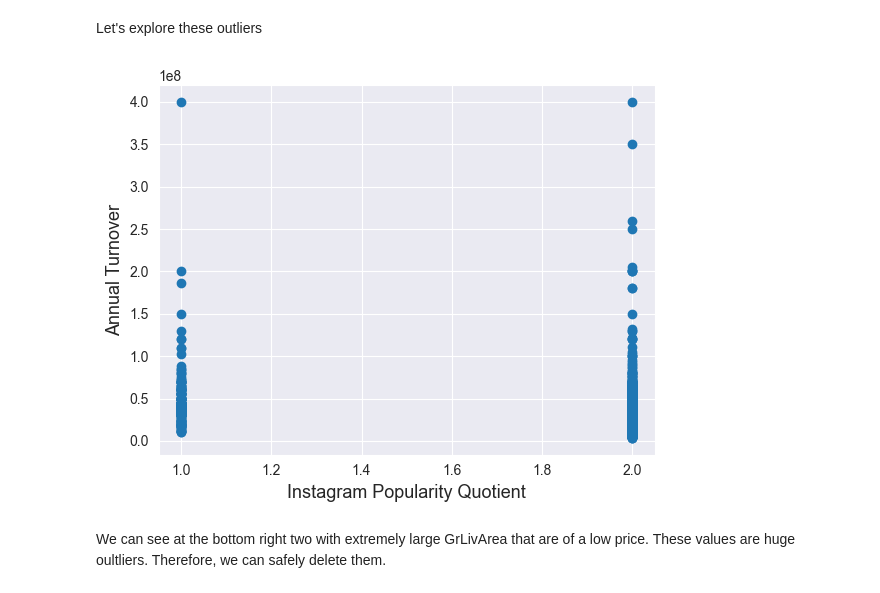
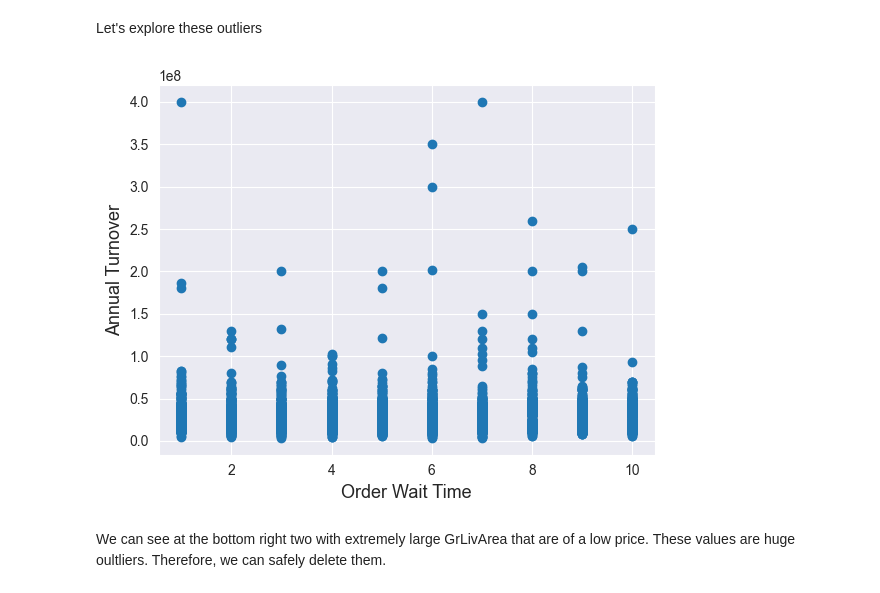
Before and after one commit to anirbanbagchi1979/aiml, a Jupyter notebook: UT-Austin-PGP/Nostradamus-v1.ipynb, the cells around one changed output. Cells and saved outputs as stored; diff of their text form; code cells hidden in the pictures.

```diff
--- a/UT-Austin-PGP/Nostradamus-v1.ipynb
+++ b/UT-Austin-PGP/Nostradamus-v1.ipynb
@@ -161,12 +161,12 @@ Let's explore these outliers
 # %%
 
 fig, ax = plt.subplots()
-ax.scatter(x = train['Resturant Tier'], y = train['Annual Turnover'])
+ax.scatter(x = train['Order Wait Time'], y = train['Annual Turnover'])
 plt.ylabel('Annual Turnover', fontsize=13)
-plt.xlabel('Instagram Popularity Quotient', fontsize=13)
+plt.xlabel('Order Wait Time', fontsize=13)
 plt.show()
 # %% [output]
-[figure, old version]
+[figure, new version]
 # %% [markdown]
 We can see at the bottom right two with extremely large GrLivArea that are of a low price. These values are huge oultliers.
 Therefore, we can safely delete them.
```
Also changed, not shown: parts of 40 cells of this notebook, 7 other files.
